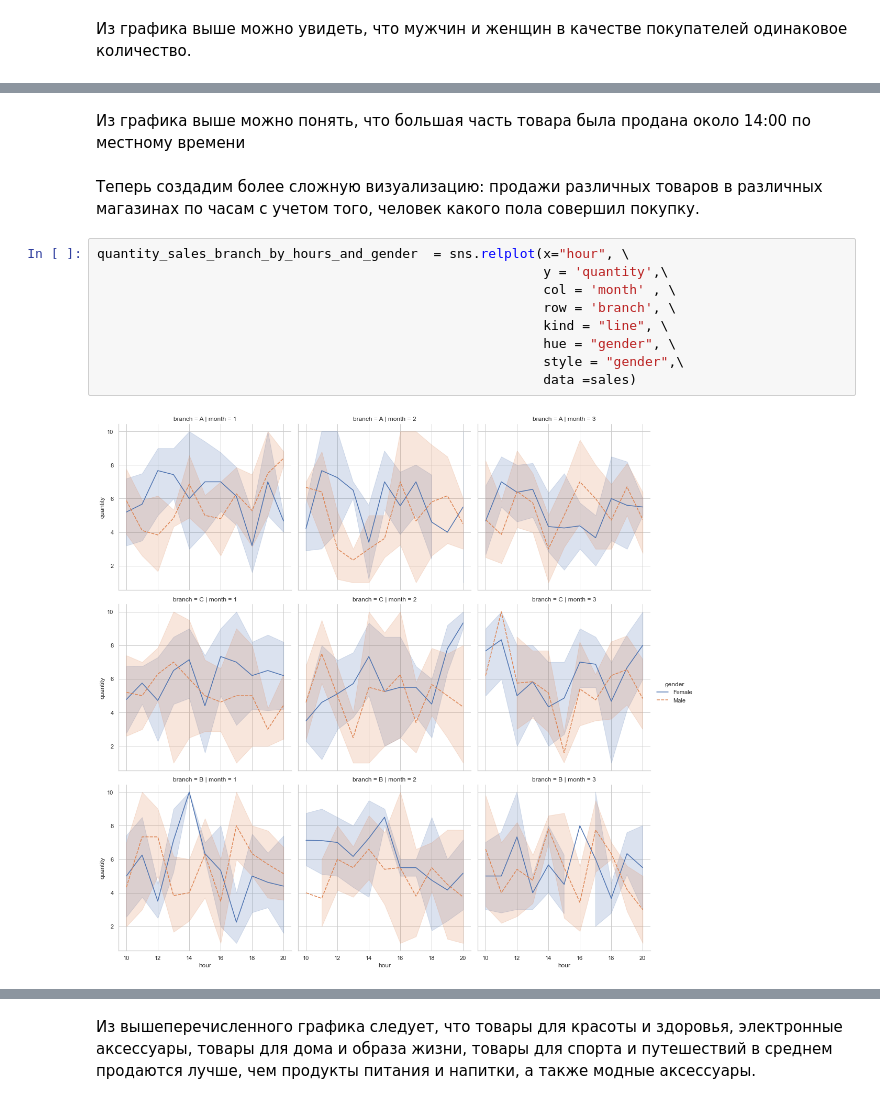
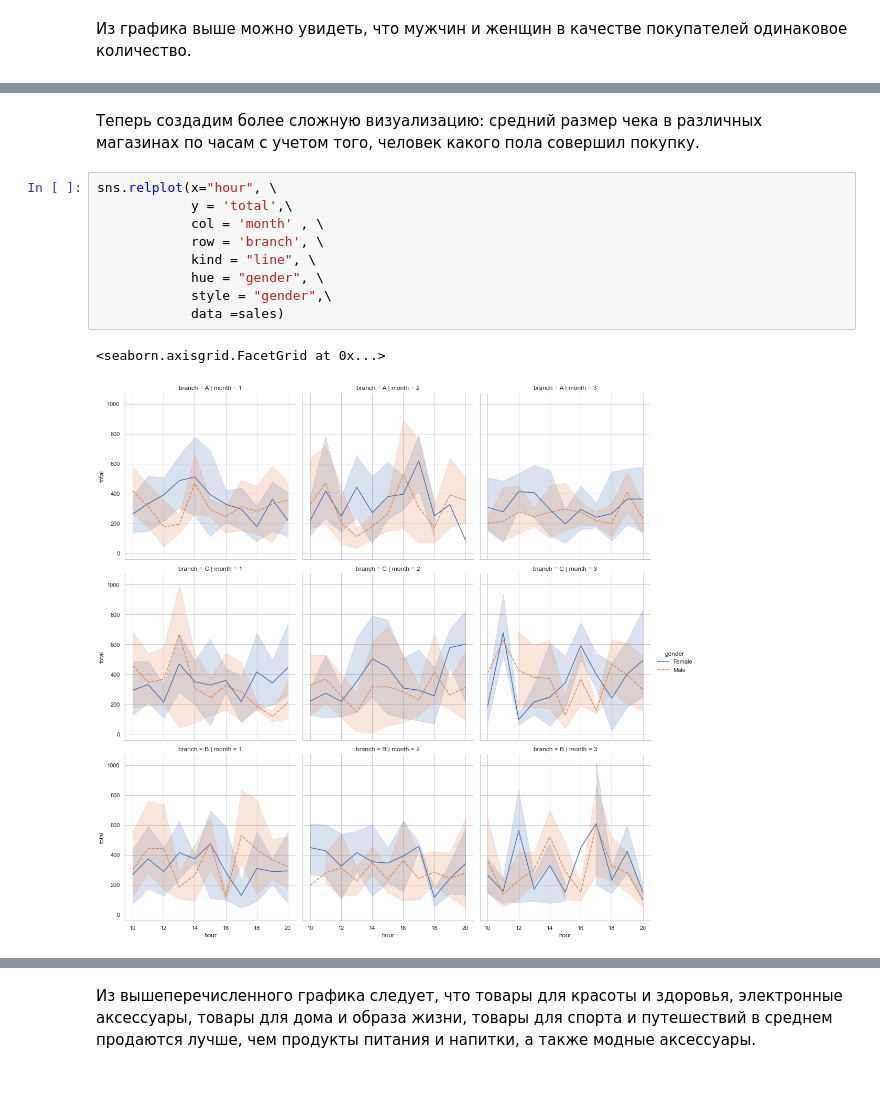
Before and after one commit to iliakiselev/supermarkets_analysis, a Jupyter notebook: analysis_supermarket.ipynb, the cells around one changed output, grey strips where cells are left out. Cells and saved outputs as stored; diff of their text form.

```diff
--- a/analysis_supermarket.ipynb
+++ b/analysis_supermarket.ipynb
@@ -177,16 +166,15 @@ Text(0, 0.5, 'Количество проданных товаров')
-# %% [markdown]
-Из графика выше можно понять, что большая часть товара была продана около 14:00 по местному времени
 # %% [markdown]
-Теперь создадим более сложную визуализацию: продажи различных товаров в различных магазинах по часам с учетом того, человек какого пола совершил покупку.
+Теперь создадим более сложную визуализацию: средний размер чека в различных магазинах по часам с учетом того, человек какого пола совершил покупку.
 # %%
-quantity_sales_branch_by_hours_and_gender  = sns.relplot(x="hour", \
-                                                         y = 'quantity',\
-                                                         col = 'month' , \
-                                                         row = 'branch', \
-                                                         kind = "line", \
-                                                         hue = "gender", \
-                                                         style = "gender",\
-                                                         data =sales)
+sns.relplot(x="hour", \
+            y = 'total',\
+            col = 'month' , \
+            row = 'branch', \
+            kind = "line", \
+            hue = "gender", \
+            style = "gender",\
+            data =sales)
 # %% [output]
+<seaborn.axisgrid.FacetGrid at 0x...>
-[figure, old version]
+[figure, new version]
 # %%
```
Also changed, not shown: parts of 10 cells of this notebook.
